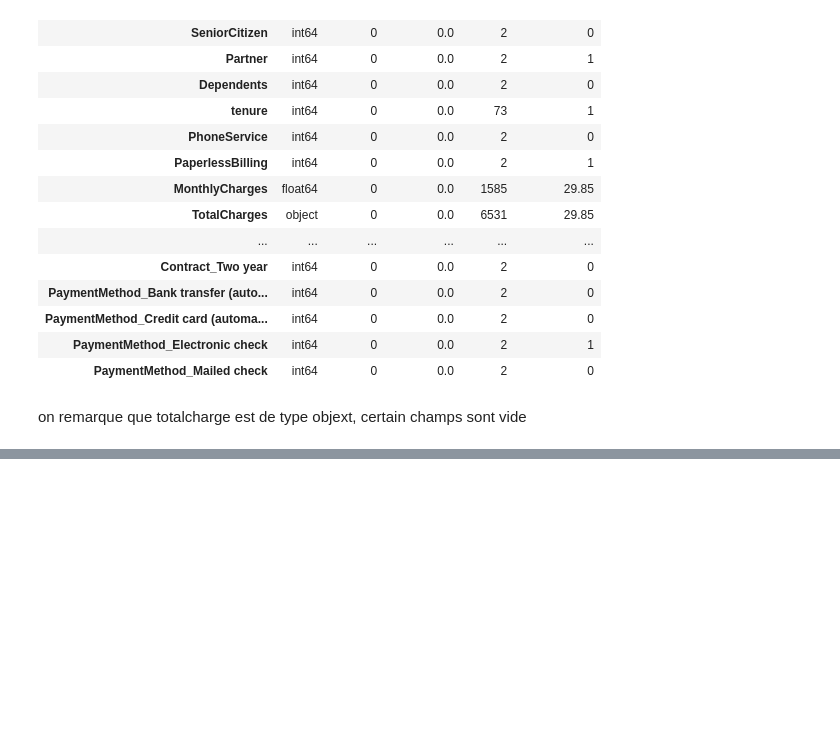
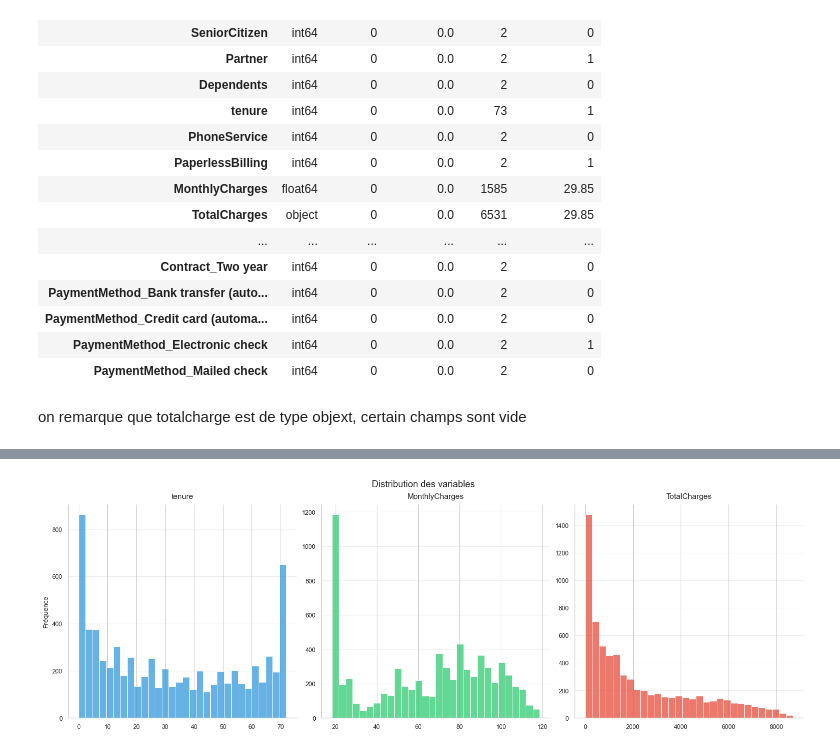
Before and after one commit to Bapt1st3/Telco_Customer_Prediction, a Jupyter notebook: data_prep copy.ipynb, the cells around one changed output, grey strips where cells are left out. Saved outputs shown, nothing was run; the diff lists cells and outputs as text; code cells hidden in the pictures; blank space fills up the shorter version.

```diff
--- a/data_prep copy.ipynb
+++ b/data_prep copy.ipynb
@@ -201,0 +142,3 @@ tenure = ancienneté du client pic de depart vers les 5- 10 mois puis churn dimi
+# %%
+base=pd.read_csv("dataset/cleaned_dataset.csv")
+base.head()
@@ -201,0 +199,21 @@ tenure = ancienneté du client pic de depart vers les 5- 10 mois puis churn dimi
+# %%
+import seaborn as sns
+import matplotlib.pyplot as plt
+sns.set_theme(style="whitegrid",context="paper")
+plt.rcParams["font.family"] = "sans-serif"
+
+palette = ["#3498db", "#2ecc71", "#e74c3c"]
+num_vars = ["tenure", "MonthlyCharges", "TotalCharges"]
+fig, axes = plt.subplots(1, 3,figsize=(15, 5),constrained_layout=True)
+for i, col in enumerate(num_vars):
+    sns.histplot(data=base,x=col,bins=30,ax=axes[i],color=palette[i],edgecolor="white",linewidth=0.6)
+    axes[i].set_title(col, fontsize=11, pad=8)
+    axes[i].set_xlabel("")
+    axes[i].set_ylabel("Fréquence" if i == 0 else "")
+    axes[i].spines["top"].set_visible(False)
+    axes[i].spines["right"].set_visible(False)
+    axes[i].grid(axis="y", alpha=0.3)
+fig.suptitle("Distribution des variables",fontsize=13)
+plt.show()
+# %% [output]
+[figure, added]
```
Also changed, not shown: parts of 27 cells of this notebook, 1 other file.
